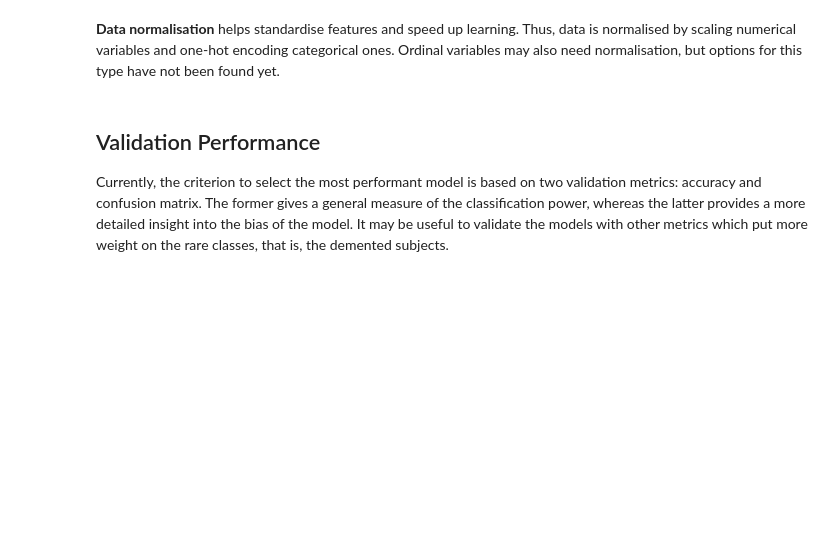
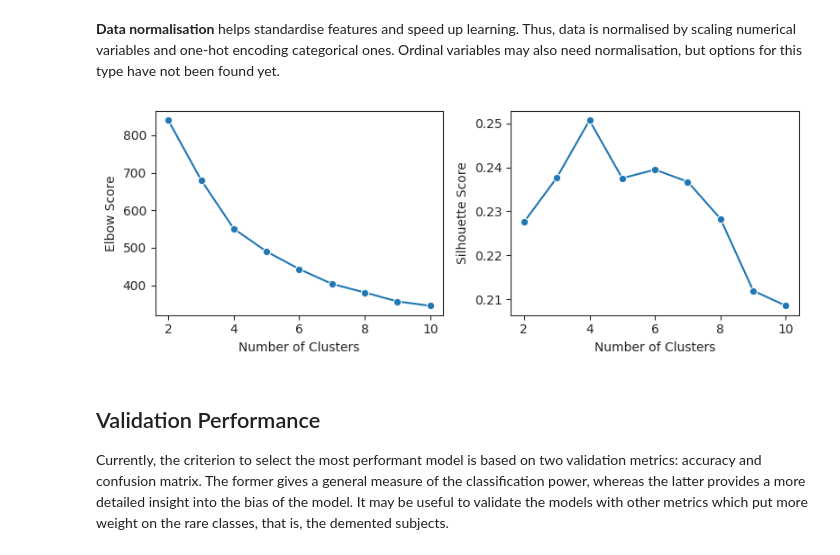
Before and after one commit to RiboRings/AlzheimerPrediction, a Jupyter notebook: learning-about-ad.ipynb, the cells around one changed output. Saved outputs shown, nothing was run; the diff lists cells and outputs as text; code cells hidden in the pictures; blank space fills up the shorter version.

```diff
--- a/learning-about-ad.ipynb
+++ b/learning-about-ad.ipynb
@@ -242,3 +273,36 @@ preprocessor = make_column_transformer(
 # Apply preprocessor to data
 X_train = preprocessor.fit_transform(X_train)
 X_test = preprocessor.transform(X_test)
+# %%
+from sklearn.cluster import KMeans
+from sklearn.metrics import silhouette_score
+
+def score_cluster(X_train, n_clusters):
+
+    kmeans = KMeans(n_clusters=n_clusters, random_state=123).fit(X_train)
+    elbow = kmeans.inertia_
+    silhouette = silhouette_score(X_train, kmeans.predict(X_train), random_state=123)
+
+    return [elbow, silhouette]
+
+n_clusters = range(2, 11)
+scores = np.array(list(map(lambda n_clusters: score_cluster(X_train, n_clusters), n_clusters)))
+elbow, silhouette = scores[:, 0], scores[:, 1]
+
+fig, axes = plt.subplots(1, 2)
+
+fig.set_figheight(3)
+fig.set_figwidth(8)
+sns.set_style("ticks")
+
+sns.lineplot(x=n_clusters, y=elbow, marker="o", ax=axes[0])
+axes[0].set_xlabel("Number of Clusters")
+axes[0].set_ylabel("Elbow Score")
+
+sns.lineplot(x=n_clusters, y=silhouette, marker="o", ax=axes[1])
+axes[1].set_xlabel("Number of Clusters")
+axes[1].set_ylabel("Silhouette Score")
+
+plt.tight_layout()
+# %% [output]
+[figure, added]
```
Also changed, not shown: parts of 27 cells of this notebook.
